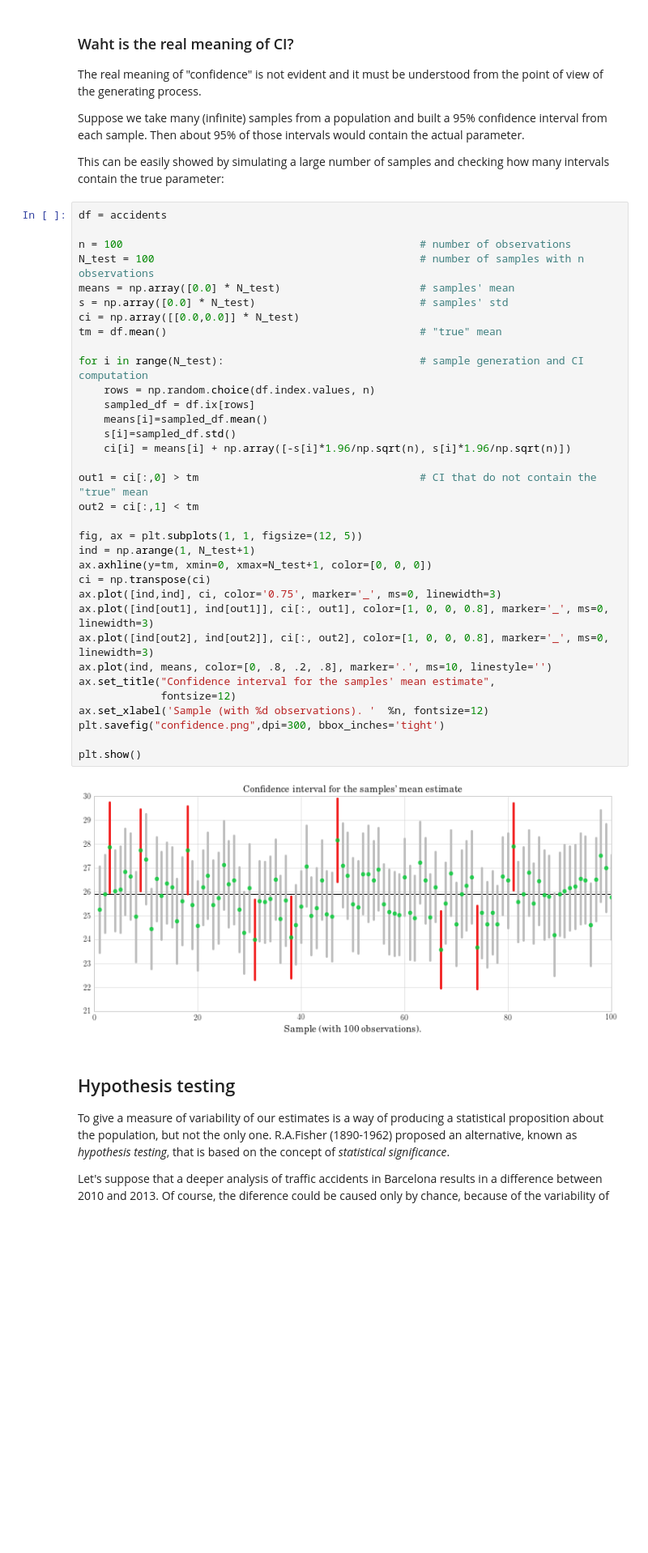
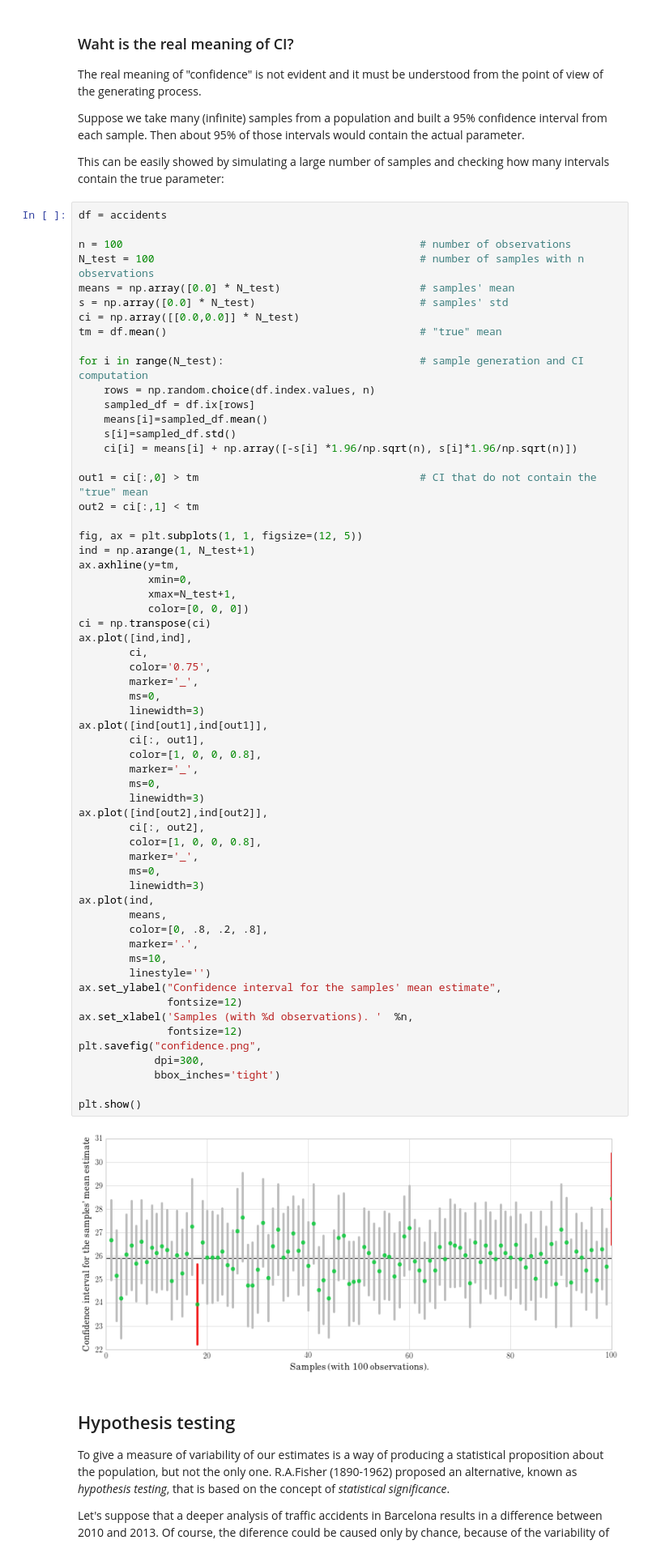
Before and after one commit to DataScienceUB/introduction-datascience-python-book, a Jupyter notebook: ch04_Statistical_Inference.ipynb, the cells around one changed output. Shown at 81% size. Drawn from its saved outputs; the diff is of its cells as text; blank space fills up the shorter version.

```diff
--- a/ch04_Statistical_Inference.ipynb
+++ b/ch04_Statistical_Inference.ipynb
@@ -300,39 +318,65 @@ This can be easily showed by simulating a large number of samples and checking h
 # %%
 df = accidents
 
 n = 100                                               # number of observations
 N_test = 100                                          # number of samples with n observations
 means = np.array([0.0] * N_test)                      # samples' mean
 s = np.array([0.0] * N_test)                          # samples' std
 ci = np.array([[0.0,0.0]] * N_test)
 tm = df.mean()                                        # "true" mean
 
 for i in range(N_test):                               # sample generation and CI computation
     rows = np.random.choice(df.index.values, n)
     sampled_df = df.ix[rows]
     means[i]=sampled_df.mean()
     s[i]=sampled_df.std()
-    ci[i] = means[i] + np.array([-s[i]*1.96/np.sqrt(n), s[i]*1.96/np.sqrt(n)])
+    ci[i] = means[i] + np.array([-s[i] *1.96/np.sqrt(n), s[i]*1.96/np.sqrt(n)])
 
 out1 = ci[:,0] > tm                                   # CI that do not contain the "true" mean
 out2 = ci[:,1] < tm
 
 fig, ax = plt.subplots(1, 1, figsize=(12, 5))
 ind = np.arange(1, N_test+1)
-ax.axhline(y=tm, xmin=0, xmax=N_test+1, color=[0, 0, 0])
+ax.axhline(y=tm,
+           xmin=0,
+           xmax=N_test+1,
+           color=[0, 0, 0])
 ci = np.transpose(ci)
-ax.plot([ind,ind], ci, color='0.75', marker='_', ms=0, linewidth=3)
-ax.plot([ind[out1], ind[out1]], ci[:, out1], color=[1, 0, 0, 0.8], marker='_', ms=0, linewidth=3)
-ax.plot([ind[out2], ind[out2]], ci[:, out2], color=[1, 0, 0, 0.8], marker='_', ms=0, linewidth=3)
-ax.plot(ind, means, color=[0, .8, .2, .8], marker='.', ms=10, linestyle='')
-ax.set_title("Confidence interval for the samples' mean estimate",
-             fontsize=12)
-ax.set_xlabel('Sample (with %d observations). '  %n, fontsize=12)
-plt.savefig("confidence.png",dpi=300, bbox_inches='tight')
+ax.plot([ind,ind],
+        ci,
+        color='0.75',
+        marker='_',
+        ms=0,
+        linewidth=3)
+ax.plot([ind[out1],ind[out1]],
+        ci[:, out1],
+        color=[1, 0, 0, 0.8],
+        marker='_',
+        ms=0,
+        linewidth=3)
+ax.plot([ind[out2],ind[out2]],
+        ci[:, out2],
+        color=[1, 0, 0, 0.8],
+        marker='_',
+        ms=0,
+        linewidth=3)
+ax.plot(ind,
+        means,
+        color=[0, .8, .2, .8],
+        marker='.',
+        ms=10,
+        linestyle='')
+ax.set_ylabel("Confidence interval for the samples' mean estimate",
+              fontsize=12)
+ax.set_xlabel('Samples (with %d observations). '  %n,
+              fontsize=12)
+plt.savefig("confidence.png",
+            dpi=300,
+            bbox_inches='tight')
 
 plt.show()
 # %% [output]
-[figure, old version]
+[figure, new version]
 # %% [markdown]
 ## Hypothesis testing
 
```
Also changed, not shown: parts of 18 cells of this notebook.
